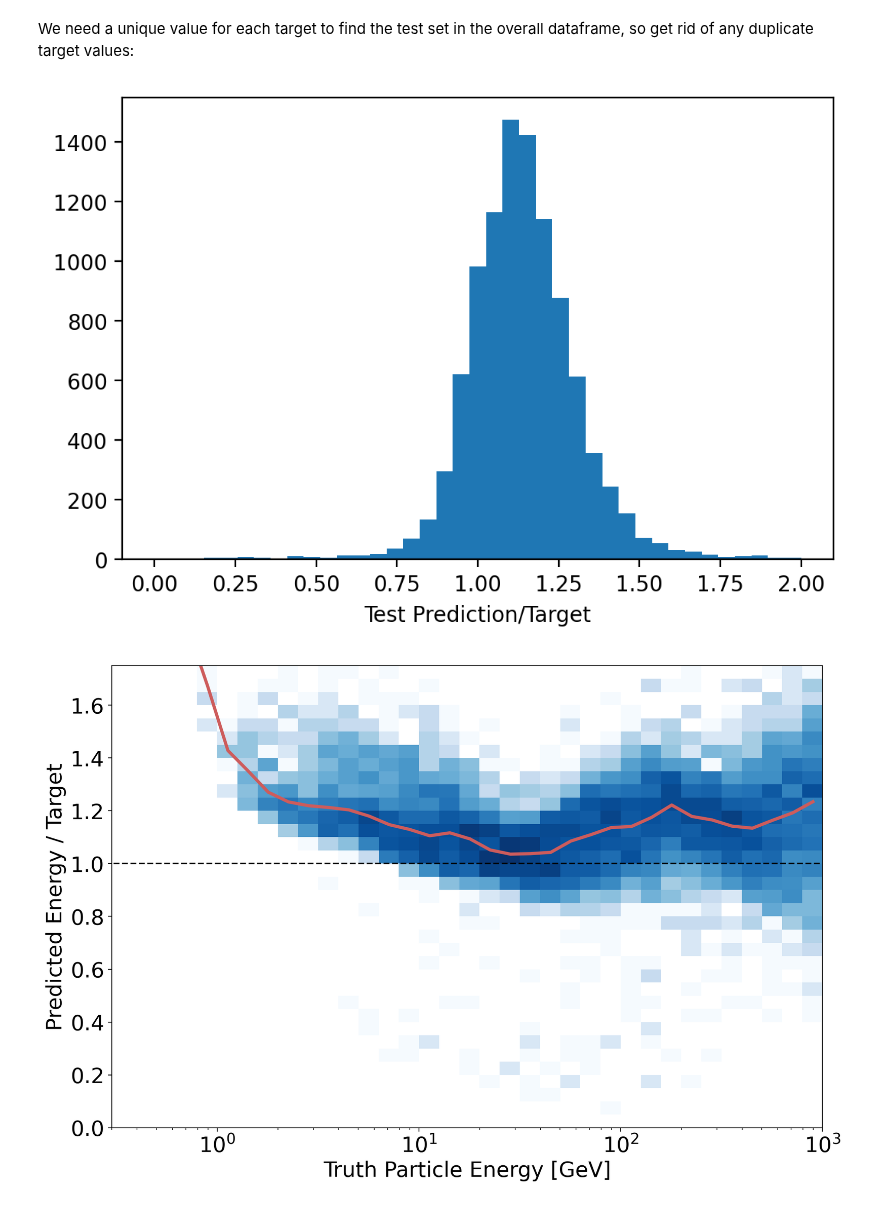
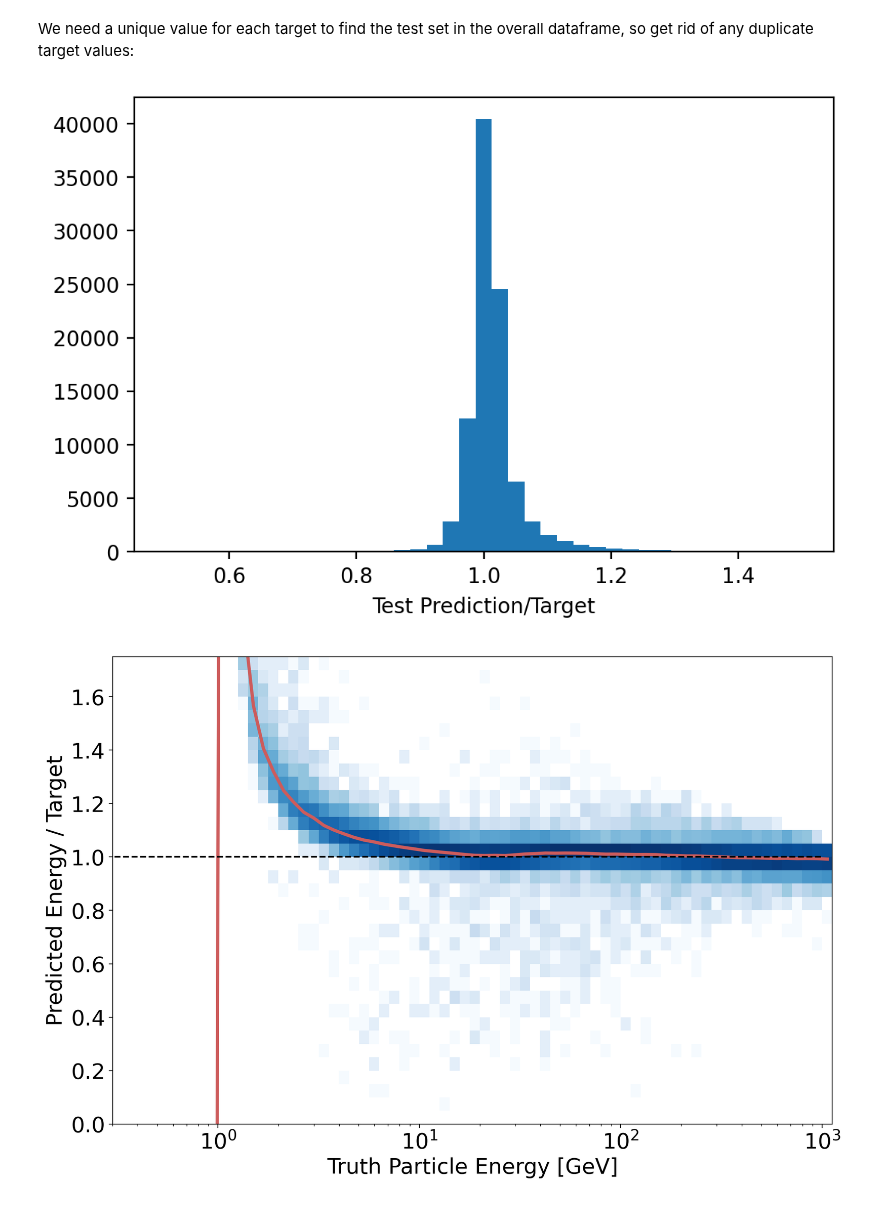
Before and after one commit to atlas-calo-ml/gn4pions_eastbay, a Jupyter notebook: mariel_gnn.ipynb, the cells around one changed output. Cells and saved outputs as stored; diff of their text form; code cells hidden in the pictures.

Commit message:
Train on 100 files for new GNN regression

```diff
--- a/mariel_gnn.ipynb
+++ b/mariel_gnn.ipynb
@@ -781,7 +792,7 @@ class PionDataset_Regress(torch.utils.data.Dataset):
 #                     edge_attr=edge_attr
                    )
 # %%
-pions = PionDataset_Regress(df_pion)
+pions = PionDataset_Regress(df)
 graphs = GraphDataset.pyg_to_graphs(pions)
 dataset = GraphDataset(graphs, task="graph", minimum_node_per_graph=0)
 print(len(dataset))
@@ -819,14 +830,14 @@ class GIN_Regress(torch.nn.Module):
         for l in range(self.num_layers):
             layer = Sequential(
                 Linear(hidden_size, hidden_size),
-                nn.LeakyReLU(),
+                nn.ReLU(),
                 Linear(hidden_size, hidden_size)
             )
             self.convs.append(GINConv(layer))
             self.bns.append(nn.BatchNorm1d(hidden_size))
         self.post_mp = Sequential(
             nn.Linear(hidden_size, hidden_size),
-            nn.LeakyReLU(),
+            nn.ReLU(),
             nn.Linear(hidden_size, output_size),
         )
 
@@ -837,7 +848,7 @@ class GIN_Regress(torch.nn.Module):
             x = self.convs[i](x, edge_index)
             x = self.bns[i](x)
         x = self.convs[-1](x, edge_index)
-        x = pyg_nn.global_add_pool(x, batch)
+        x = pyg_nn.global_mean_pool(x, batch)
         x = self.post_mp(x)
 #         x = F.log_softmax(x, dim=1)
         return x
@@ -914,7 +925,7 @@ def test_after_training(loader, model, device='cuda'):
 args = {
     "device" : 'cpu', # 'cuda' if torch.cuda.is_available() else 'cpu',
     "hidden_size" : 50,
-    "epochs" : 20,
+    "epochs" : 10,
     "lr" : 0.001,
     "num_layers": 3,
     "batch_size": 32,
@@ -971,50 +976,50 @@ median_ratio
 # %% [markdown]
 We need a unique value for each target to find the test set in the overall dataframe, so get rid of any duplicate target values:
 # %%
-test = df_pion.loc[df_pion['log10_truth_particle_e'].isin(np.array(targets[:,0]))]
-test = test.sort_values('log10_truth_particle_e')
+test_df = df.loc[df['log10_truth_particle_e'].isin(np.array(targets[:,0]))]
+test_df = test_df.sort_values('log10_truth_particle_e')
 
 nn_outputs = pd.DataFrame(np.vstack([np.array(preds[:,0]), np.array(targets[:,0])]).T,
              columns = ["preds", "targets"])
 nn_outputs = nn_outputs.sort_values('targets')
 
-test["nn_preds"] = 10**np.array(nn_outputs.preds)
-test["nn_targets"] = 10**np.array(nn_outputs.targets)
+test_df["nn_preds"] = np.array(nn_outputs.preds)
+test_df["nn_targets"] = np.array(nn_outputs.targets)
 # %%
 plt.figure(dpi=200)
-plt.hist(test.nn_preds/test.nn_targets, bins=np.linspace(0.,2,40));
+plt.hist(test_df.nn_preds/test_df.nn_targets, bins=np.linspace(0.5,1.5,40));
 plt.xlabel("Test Prediction/Target");
 # %% [output]
-[figure, old version]
+[figure, new version]
 # %%
 ### Response median plot
 import seaborn as sns
 import scipy.stats as stats
 from matplotlib.colors import ListedColormap
 from matplotlib.colors import LogNorm
 
-x = test.nn_targets
-y = test.nn_preds/test.nn_targets
+x = 10**test_df.log10_truth_particle_e
+y = test_df.nn_preds/test_df.nn_targets
 
-xbin = [10**exp for exp in np.arange(-1., 3.1, 0.1)]
+xbin = [10**exp for exp in np.arange(-1., 3.1, 0.05)]
 ybin = np.arange(0., 3.1, 0.05)
 xcenter = [(xbin[i] + xbin[i+1]) / 2 for i in range(len(xbin)-1)]
 profileXMed = stats.binned_statistic(
     x, y, bins=xbin, statistic='median').statistic
 
 c_map = ListedColormap(sns.color_palette("Blues", n_colors=100).as_hex())
 fig = plt.figure(figsize=(12,8), dpi=200)
 fig.patch.set_facecolor('white')
 plt.hist2d(x, y, bins=[xbin, ybin], norm=LogNorm(),zorder = -1, cmap=c_map);
 plt.plot(np.array(xcenter), np.array(profileXMed), color='indianred', linewidth=3)
 plt.plot([0.1, 1000], [1, 1], linestyle='--', color='black');
 plt.xscale('log')
 plt.ylim(0, 1.75)
 plt.xlim(0.3, )
 plt.xticks(fontsize=20)
 plt.yticks(fontsize=20)
 plt.xlabel('Truth Particle Energy [GeV]', fontsize=20)
 plt.ylabel('Predicted Energy / Target', fontsize=20);
-np.savez('pub_note_results/response_median_simple_gnn.npz', response_median=profileXMed, xcenter=xcenter)
+np.savez('pub_note_results/response_medians_simple_gnn.npz', response_median=profileXMed, xcenter=xcenter)
 # %% [output]
-[figure, old version]
+[figure, new version]
```
Also changed, not shown: parts of 11 cells of this notebook, 2 other files.
